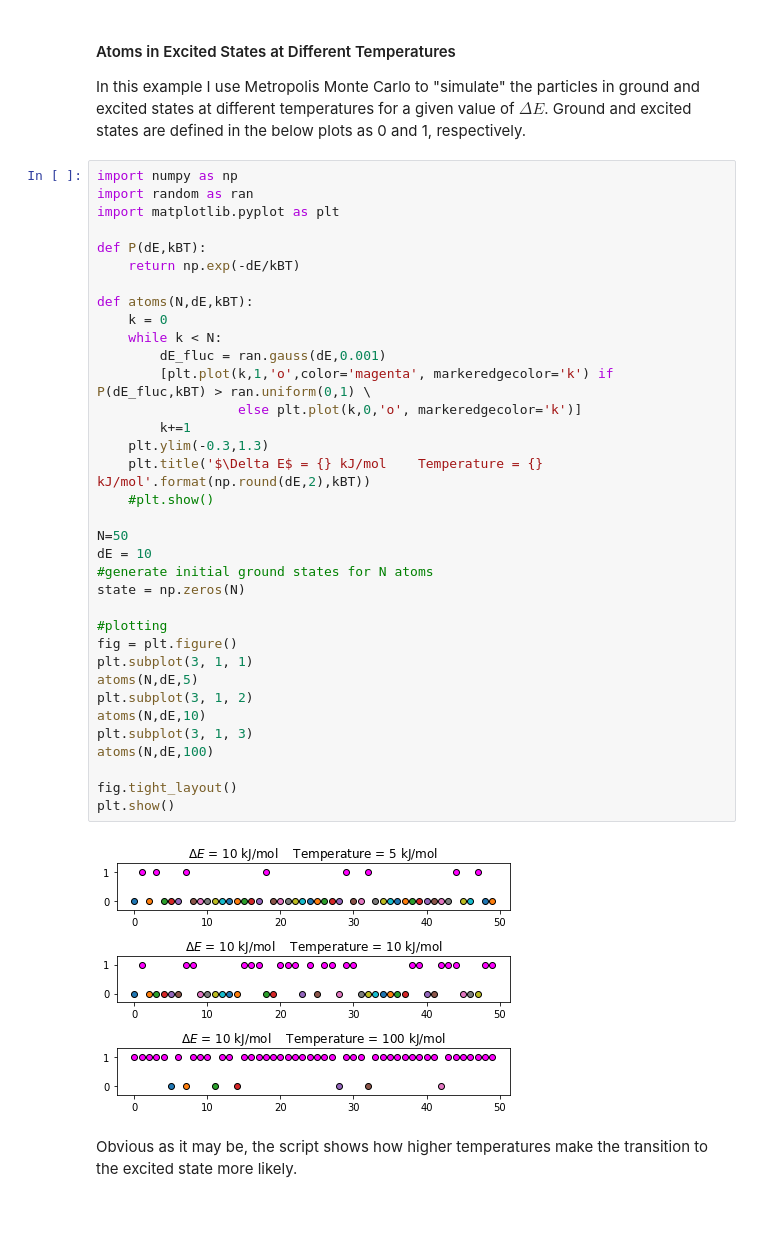
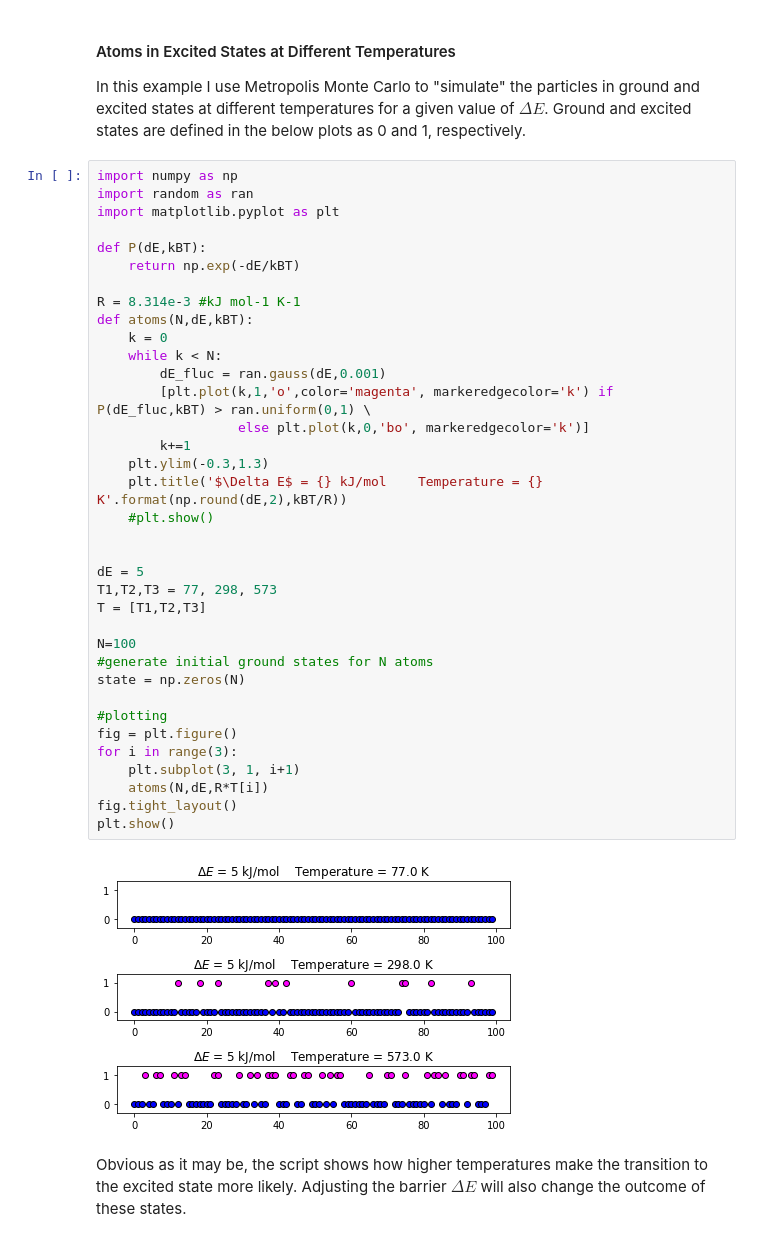
Before and after one commit to andrewrgarcia/monte-carlo, a Jupyter notebook: montecarlo.ipynb, the cells around one changed output. Saved outputs shown, nothing was run; the diff lists cells and outputs as text; blank space fills up the shorter version.

```diff
--- a/montecarlo.ipynb
+++ b/montecarlo.ipynb
@@ -262,39 +262,40 @@ In this example I use Metropolis Monte Carlo to "simulate" the particles in grou
 # %%
 import numpy as np
 import random as ran
 import matplotlib.pyplot as plt
 
 def P(dE,kBT):
     return np.exp(-dE/kBT)
 
+R = 8.314e-3 #kJ mol-1 K-1
 def atoms(N,dE,kBT):
     k = 0
     while k < N:
         dE_fluc = ran.gauss(dE,0.001)
         [plt.plot(k,1,'o',color='magenta', markeredgecolor='k') if P(dE_fluc,kBT) > ran.uniform(0,1) \
-                  else plt.plot(k,0,'o', markeredgecolor='k')]
+                  else plt.plot(k,0,'bo', markeredgecolor='k')]
         k+=1
     plt.ylim(-0.3,1.3)
-    plt.title('$\Delta E$ = {} kJ/mol    Temperature = {} kJ/mol'.format(np.round(dE,2),kBT))
+    plt.title('$\Delta E$ = {} kJ/mol    Temperature = {} K'.format(np.round(dE,2),kBT/R))
     #plt.show()
 
-N=50
-dE = 10
+
+dE = 5
+T1,T2,T3 = 77, 298, 573
+T = [T1,T2,T3]
+
+N=100
 #generate initial ground states for N atoms
 state = np.zeros(N)
 
 #plotting
 fig = plt.figure()
-plt.subplot(3, 1, 1)
-atoms(N,dE,5)
-plt.subplot(3, 1, 2)
-atoms(N,dE,10)
-plt.subplot(3, 1, 3)
-atoms(N,dE,100)
-
+for i in range(3):
+    plt.subplot(3, 1, i+1)
+    atoms(N,dE,R*T[i])
 fig.tight_layout()
 plt.show()
 # %% [output]
-[figure, old version]
+[figure, new version]
 # %% [markdown]
-Obvious as it may be, the script shows how higher temperatures make the transition to the excited state more likely.
+Obvious as it may be, the script shows how higher temperatures make the transition to the excited state more likely. Adjusting the barrier $\Delta E$ will also change the outcome of these states.
```
Also changed, not shown: parts of 2 cells of this notebook.
